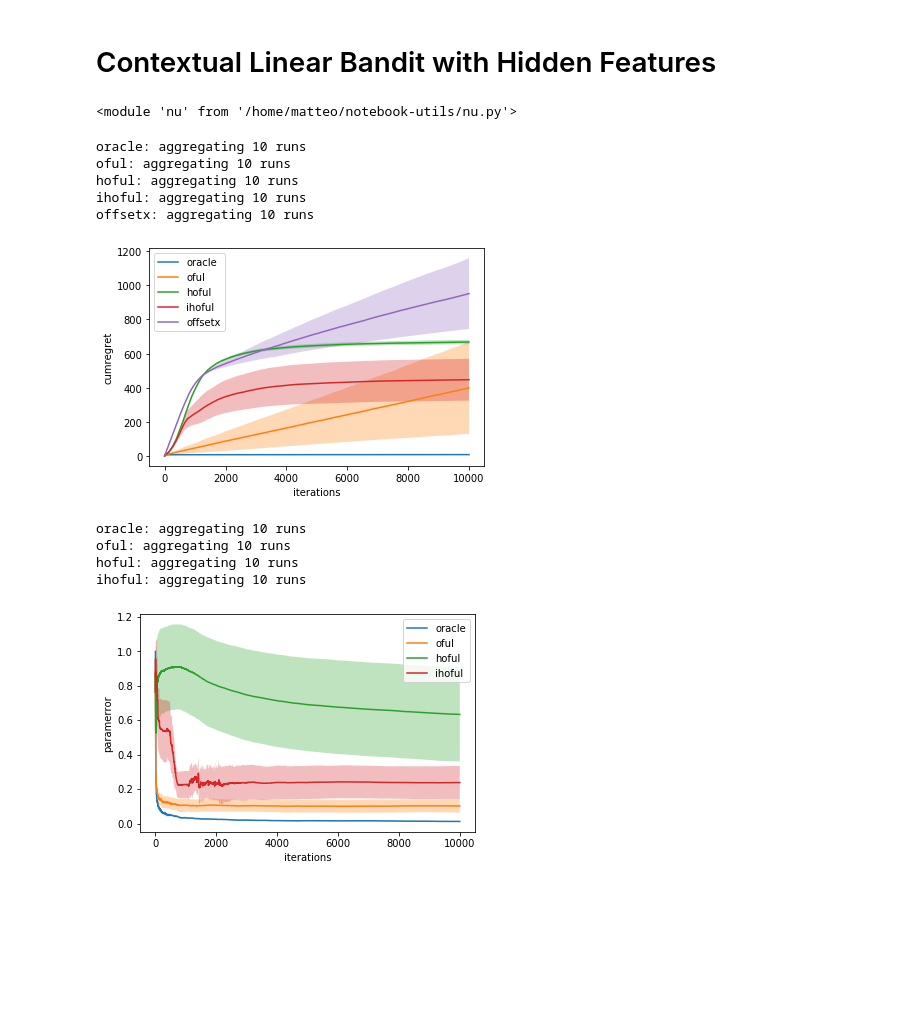
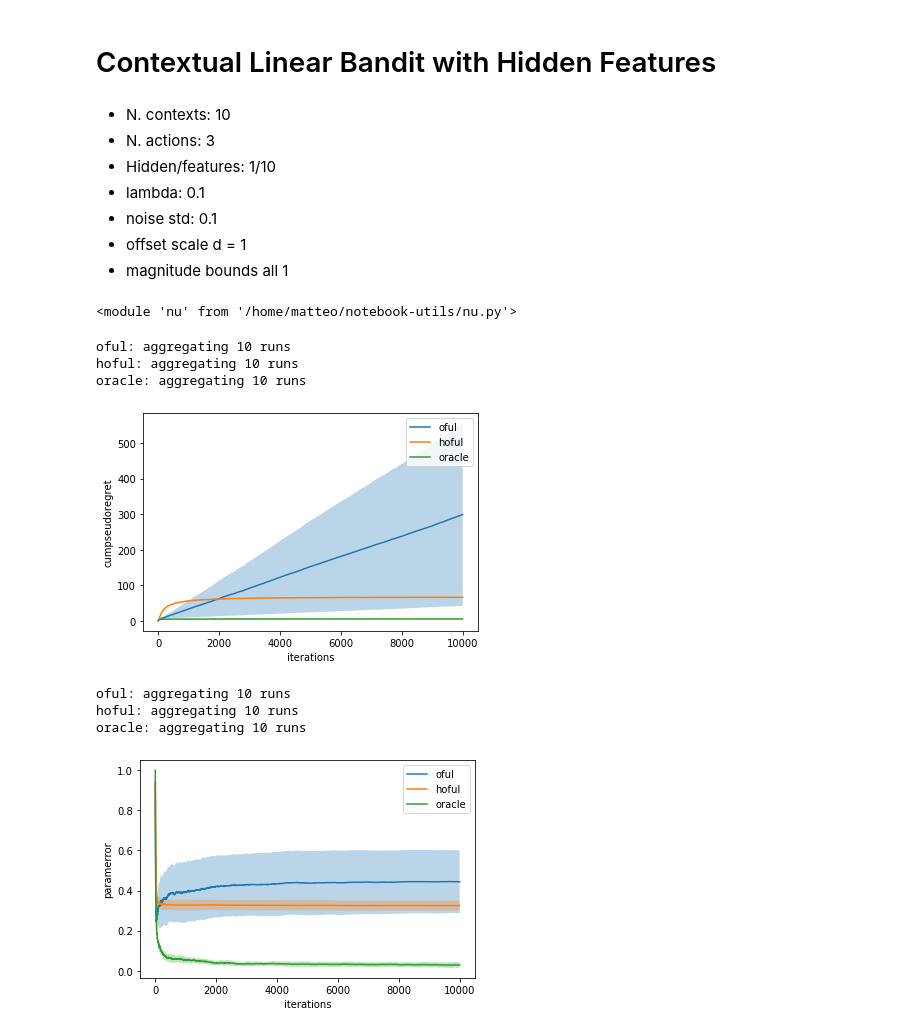
Before and after one commit to T3p/hidden-features, a Jupyter notebook: notebooks/contextual_hidden.ipynb, the cells around one changed output. Cells and saved outputs as stored; diff of their text form; code cells hidden in the pictures; blank space fills up the shorter version.

```diff
--- a/notebooks/contextual_hidden.ipynb
+++ b/notebooks/contextual_hidden.ipynb
@@ -1,5 +1,13 @@
 # %% [markdown]
 # Contextual Linear Bandit with Hidden Features
+# %% [markdown]
+* N. contexts: 10
+* N. actions: 3
+* Hidden/features: 1/10
+* lambda: 0.1
+* noise std: 0.1
+* offset scale d = 1
+* magnitude bounds all 1
 # %%
 import nu
 from importlib import reload
@@ -10,20 +18,17 @@ reload(nu)
 # %%
 nu.setdir('../results')
 # %%
-nu.compare_student(['oracle', 'oful', 'hoful', 'ihoful', 'offsetx'], key='cumregret')
+nu.compare_student(['oful', 'hoful', 'oracle'], key='cumpseudoregret')
 # %% [output]
-oracle: aggregating 10 runs
 oful: aggregating 10 runs
 hoful: aggregating 10 runs
-ihoful: aggregating 10 runs
-offsetx: aggregating 10 runs
+oracle: aggregating 10 runs
-[figure, old version]
+[figure, new version]
 # %%
-nu.compare_student(['oracle', 'oful', 'hoful', 'ihoful'], key='paramerror')
+nu.compare_student(['oful', 'hoful', 'oracle'], key='paramerror')
 # %% [output]
-oracle: aggregating 10 runs
 oful: aggregating 10 runs
 hoful: aggregating 10 runs
-ihoful: aggregating 10 runs
+oracle: aggregating 10 runs
-[figure, old version]
+[figure, new version]
 # %%
```
Also changed, not shown: parts of 2 cells of this notebook, 1 other file.
